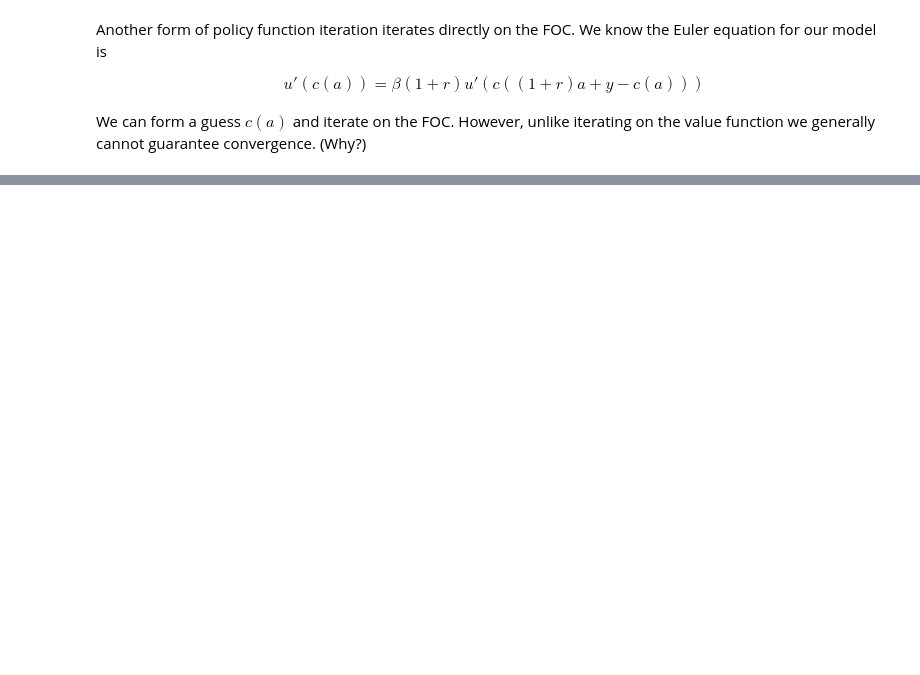
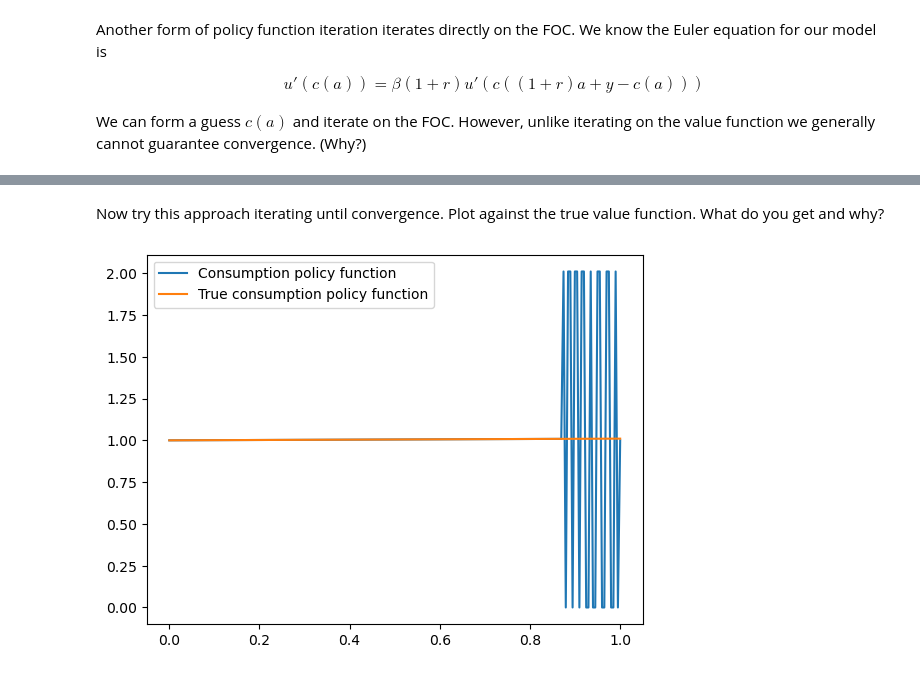
Before and after one commit to johanneswieland/281-Computational, a Jupyter notebook: Topic 2/policyiteration.ipynb, the cells around one changed output, grey strips where cells are left out. Drawn from its saved outputs; the diff is of its cells as text; code cells hidden in the pictures; blank space fills up the shorter version.

```diff
--- a/Topic 2/policyiteration.ipynb
+++ b/Topic 2/policyiteration.ipynb
@@ -118,0 +127,26 @@ The benchmark root-finding method is called bisection.
+# %% [markdown]
+Now try this approach iterating until convergence. Plot against the true value function. What do you get and why?
+# %%
+# iterate on the consumption policy function
+c_new = y + np.zeros(a.shape)
+
+iteration = 0
+while iteration < max_iter:
+    c_old = c_new
+    aprime = (1 + r) * a + y - c_old
+    f_interp = interp1d(a, c_old, kind='linear', bounds_error=False, fill_value=(0.0001,(1 + r) * amax + y))
+    cprime = f_interp(aprime)
+    c_new = invmargutility( beta * (1 + r) * margutility(cprime) )
+
+    if np.max(np.abs(c_new - c_old)) < tolerance:
+        print(f'Converged after {iteration} iterations.')
+        break
+    iteration += 1
+
+# plot consumption against true consumption function
+plt.plot(a, c_new, label='Consumption policy function')
+plt.plot(a, y + r * a, label='True consumption policy function')
+plt.legend()
+plt.show()
+# %% [output]
+[figure, added]
```
Also changed, not shown: parts of 12 cells of this notebook.
